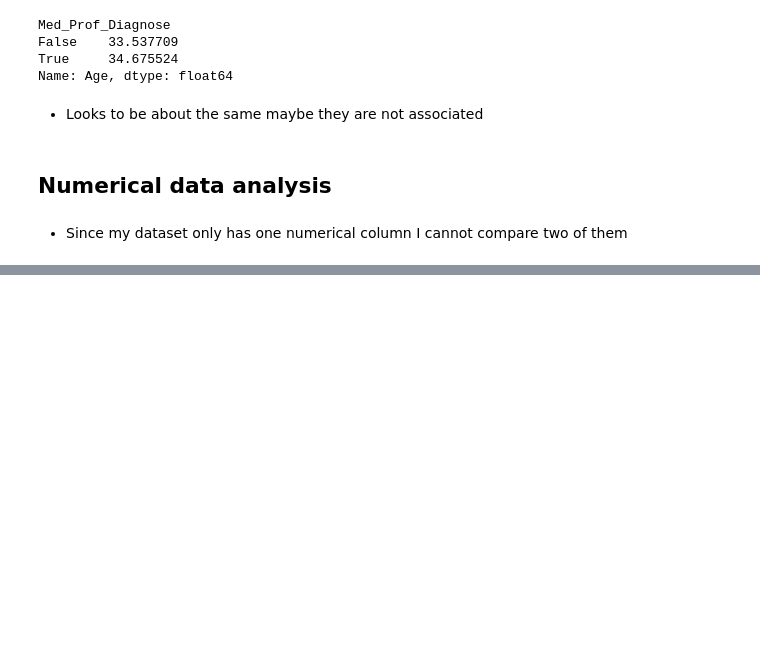
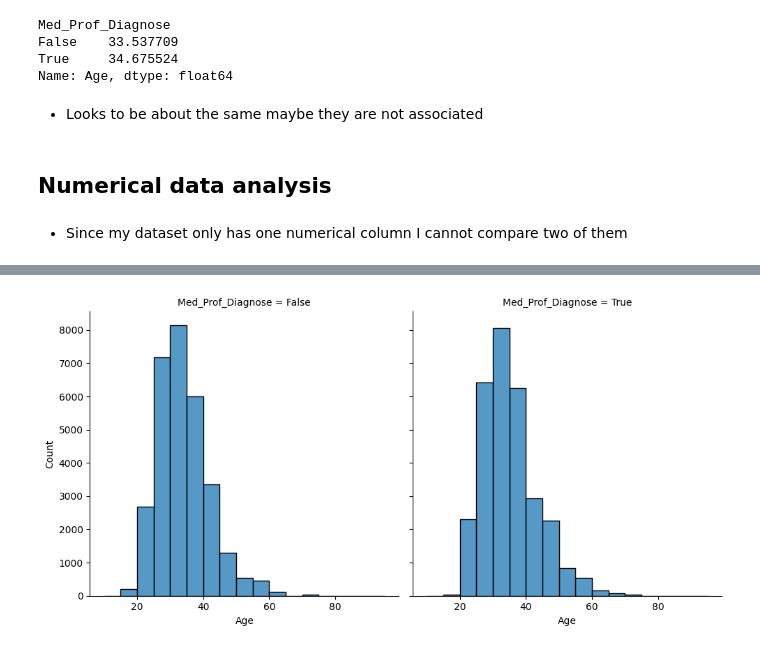
Before and after one commit to emmablumenkrantz/PUBH1142, a Jupyter notebook: Analysis_MHIT.ipynb, the cells around one changed output, grey strips where cells are left out. Saved outputs shown, nothing was run; the diff lists cells and outputs as text; code cells hidden in the pictures; blank space fills up the shorter version.

```diff
--- a/Analysis_MHIT.ipynb
+++ b/Analysis_MHIT.ipynb
@@ -249,0 +268,8 @@ Name: Age, dtype: float64
+# %%
+# create a histogram of age by category of mental health diagnosis using displot and col argument
+sns.displot(data=os, x='Age', col='Med_Prof_Diagnose', bins=range(10,100,5));
+# add x and y labels to both plots
+plt.xlabel('Age')
+plt.ylabel('Frequency');
+# %% [output]
+[figure, added]
```
Also changed, not shown: parts of 13 cells of this notebook.
